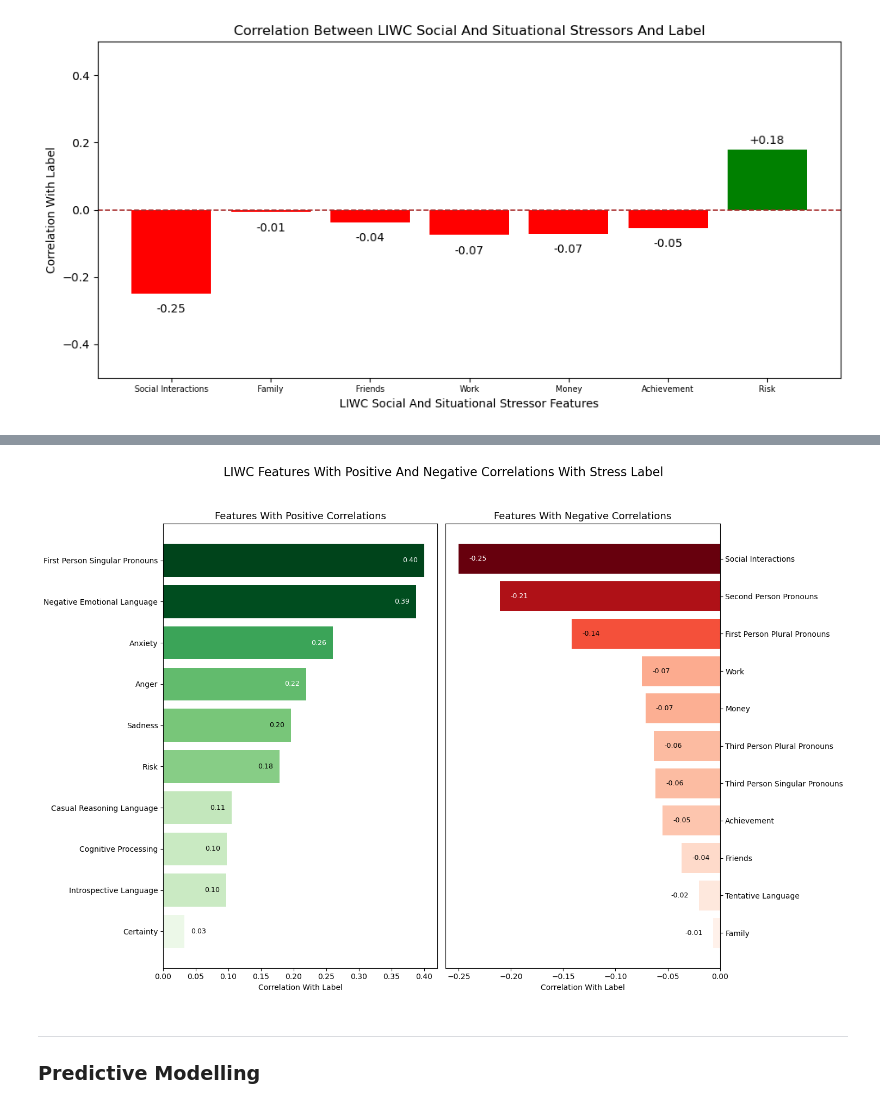
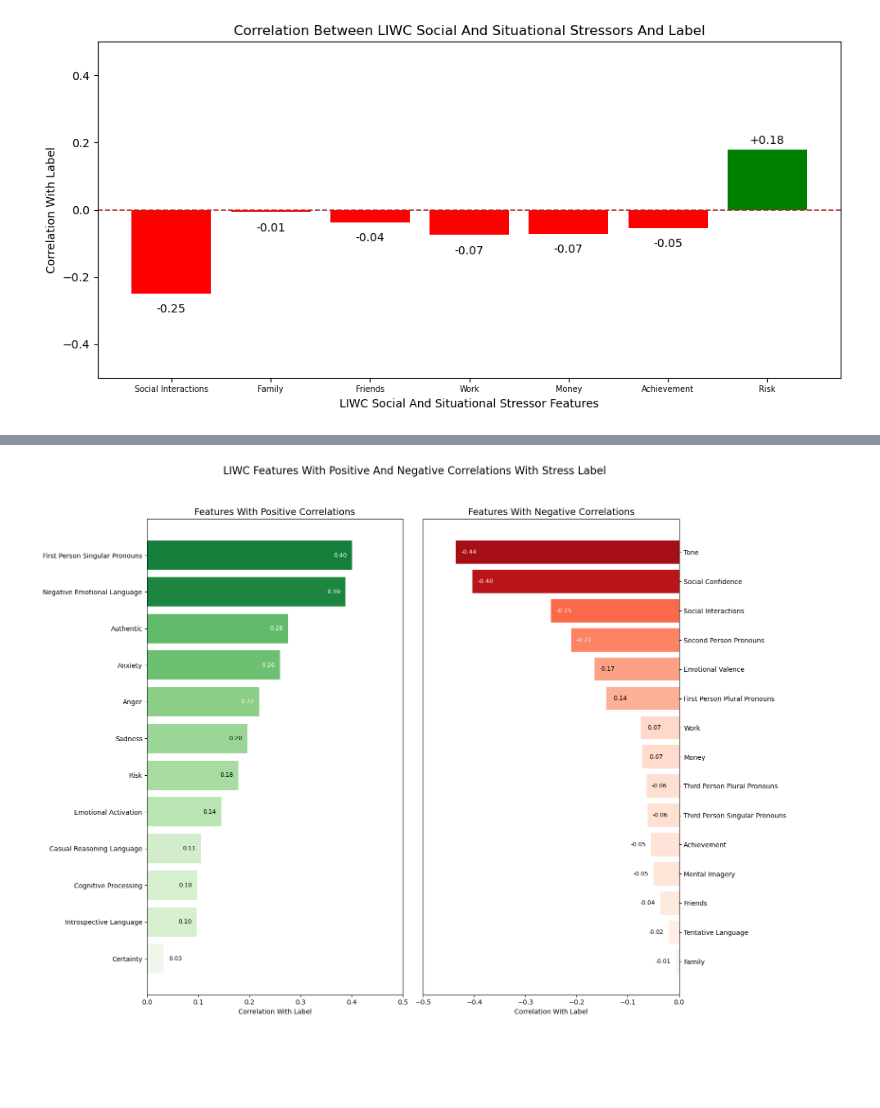
Before and after one commit to tadamaen/DSA4262, a Jupyter notebook: DSA4262 Individual Assignment 2/DSA4262 Individual Assignment 2.ipynb, the cells around one changed output, grey strips where cells are left out. Drawn from its saved outputs; the diff is of its cells as text; code cells hidden in the pictures; blank space fills up the shorter version.

Commit message:
Round 4 Updated
Added More Visualizations (Part 7)
Added Predictive Modelling Strategies

```diff
--- a/DSA4262 Individual Assignment 2/DSA4262 Individual Assignment 2.ipynb
+++ b/DSA4262 Individual Assignment 2/DSA4262 Individual Assignment 2.ipynb
@@ -308,5 +366,5 @@ The other columns not listed in these categories are classified as not important
 # %%
-# Extracting The Important Columns And Removing The Rest
+# Extracting The Important Columns And Removing The Rest (Train Dataset)
 dreaddit_train = dreaddit_train[['subreddit', 'sentence_range', 'text', 'label', 'confidence',
                                  'sentiment', 'social_upvote_ratio', 'social_num_comments',
                                  'lex_liwc_negemo', 'lex_liwc_anx', 'lex_liwc_sad', 'lex_liwc_anger',
@@ -314,7 +372,8 @@ dreaddit_train = dreaddit_train[['subreddit', 'sentence_range', 'text', 'label',
                                  'lex_liwc_certain', 'lex_liwc_i', 'lex_liwc_we', 'lex_liwc_you', 'lex_liwc_shehe',
                                  'lex_liwc_they', 'lex_liwc_social', 'lex_liwc_family',
                                  'lex_liwc_friend', 'lex_liwc_work', 'lex_liwc_money', 'lex_liwc_achieve',
-                                 'lex_liwc_risk']]
+                                 'lex_liwc_risk', 'lex_liwc_Clout', 'lex_liwc_Authentic', 'lex_liwc_Tone',
+                                 'lex_dal_avg_activation', 'lex_dal_avg_imagery', 'lex_dal_avg_pleasantness']]
 dreaddit_train.head()
 # %% [output]
 |  | subreddit | sentence_range | text | label | confidence | sentiment | social_upvote_ratio | ... |
@@ -329,7 +408,7 @@ dreaddit_train.head()
 
 Many of the columns names are still in unreadable formats like having underscores and names that do not make much sense. To keep all columns consistent, we will remove underscores and name all columns in camel case format (some columns are renamed to improve context and prevent confusion in the readers).
 # %%
-# Renaming All Columns For Consistency And Understandability
+# Renaming All Columns For Consistency And Understandability (Train Dataset)
 dreaddit_train.rename(columns = {'subreddit': 'Subcategory',
                                  'sentence_range': 'Sentence Range',
                                  'text': 'Text',
@@ -358,7 +437,13 @@ dreaddit_train.rename(columns = {'subreddit': 'Subcategory',
                                  'lex_liwc_work': 'Work',
                                  'lex_liwc_money': 'Money',
                                  'lex_liwc_achieve': 'Achievement',
-                                 'lex_liwc_risk': 'Risk'}, inplace = True)
+                                 'lex_liwc_risk': 'Risk',
+                                 'lex_liwc_Clout': 'Social Confidence',
+                                 'lex_liwc_Authentic': 'Authentic',
+                                 'lex_liwc_Tone': 'Tone',
+                                 'lex_dal_avg_activation': 'Emotional Activation',
+                                 'lex_dal_avg_imagery': 'Mental Imagery',
+                                 'lex_dal_avg_pleasantness': 'Emotional Valence'}, inplace = True)
 
 dreaddit_train.head()
 # %% [output]
@@ -1934,7 +2371,8 @@ all_features = ['Negative Emotional Language', 'Anxiety', 'Sadness', 'Anger',
                 'Cognitive Processing', 'Introspective Language', 'Casual Reasoning Language',
                 'Tentative Language', 'Certainty', 'First Person Singular Pronouns', 'First Person Plural Pronouns',
                 'Second Person Pronouns', 'Third Person Singular Pronouns', 'Third Person Plural Pronouns',
-                'Social Interactions', 'Family', 'Friends', 'Work', 'Money', 'Achievement', 'Risk']
+                'Social Interactions', 'Family', 'Friends', 'Work', 'Money', 'Achievement', 'Risk',
+                'Social Confidence', 'Authentic', 'Tone', 'Emotional Activation', 'Mental Imagery', 'Emotional Valence']
 
 # Compute correlations
 correlations = dreaddit_train[all_features + ['Label']].corr()['Label'].drop('Label')
@@ -1951,15 +2389,14 @@ def get_color(val, cmap, max_val):
     norm_val = val / max_val if max_val != 0 else 0
     return cmap(norm_val)
 
-fig, axes = plt.subplots(1, 2, figsize=(15, 10))
+fig, axes = plt.subplots(1, 2, figsize=(16, 12))
 
 # Positive correlations
-max_pos = pos_corr.max()
+max_pos = 0.5  # fixed limit
 for i, (feat, val) in enumerate(pos_corr.items()):
-    color = get_color(val, pos_cmap, max_pos)
-    axes[0].barh(feat, val, color=color)
+    axes[0].barh(feat, val, color=get_color(val, pos_cmap, max_pos))
 
-    # Adjust text color and position based on magnitude
+    # Text position and color
     if abs(val) > 0.20:
         text_color = 'white'
         ha = 'right'
@@ -1975,43 +2412,41 @@ for i, (feat, val) in enumerate(pos_corr.items()):
 
     axes[0].text(x_text, i, f"{val:.2f}", va='center', ha=ha, fontsize=9, color=text_color)
 
-axes[0].set_title("Features With Positive Correlations", fontsize=13)
+axes[0].set_title("Features With Positive Correlations", fontsize=14)
 axes[0].set_xlabel("Correlation With Label")
+axes[0].set_xlim(0, 0.5)  # set x-axis limit
 axes[0].invert_yaxis()
 
 # Negative correlations
-max_neg = abs(neg_corr.min())
+max_neg = 0.5  # fixed limit
 for i, (feat, val) in enumerate(neg_corr.items()):
-    color = get_color(abs(val), neg_cmap, max_neg)
-    axes[1].barh(feat, val, color=color)
+    axes[1].barh(feat, val, color=get_color(abs(val), neg_cmap, max_neg))
 
-    # Adjust text color and position based on magnitude
+    # Text position and color
     if abs(val) > 0.20:
         text_color = 'white'
         ha = 'left'
         x_text = val + 0.01
-    elif abs(val) < 0.035:
+    elif abs(val) < 0.055:
         text_color = 'black'
         ha = 'right'
         x_text = val - 0.01
     else:
         text_color = 'black'
         ha = 'left'
         x_text = val + 0.01
 
     axes[1].text(x_text, i, f"{val:.2f}", va='center', ha=ha, fontsize=9, color=text_color)
 
-axes[1].set_title("Features With Negative Correlations", fontsize=13)
+axes[1].set_title("Features With Negative Correlations", fontsize=14)
 axes[1].set_xlabel("Correlation With Label")
+axes[1].set_xlim(-0.5, 0)  # set x-axis limit
 axes[1].invert_yaxis()
 axes[1].yaxis.tick_right()
 axes[1].yaxis.set_label_position("right")
+
 plt.suptitle("LIWC Features With Positive And Negative Correlations With Stress Label", fontsize=16)
 plt.tight_layout(rect=[0, 0, 1, 0.95])
 plt.show()
 # %% [output]
-[figure, old version]
+[figure, new version]
-# %% [markdown]
-------------------------------------------------------------------------------------------------------------------------------------
-
-### **Predictive Modelling**
```
Also changed, not shown: parts of 31 cells of this notebook.
